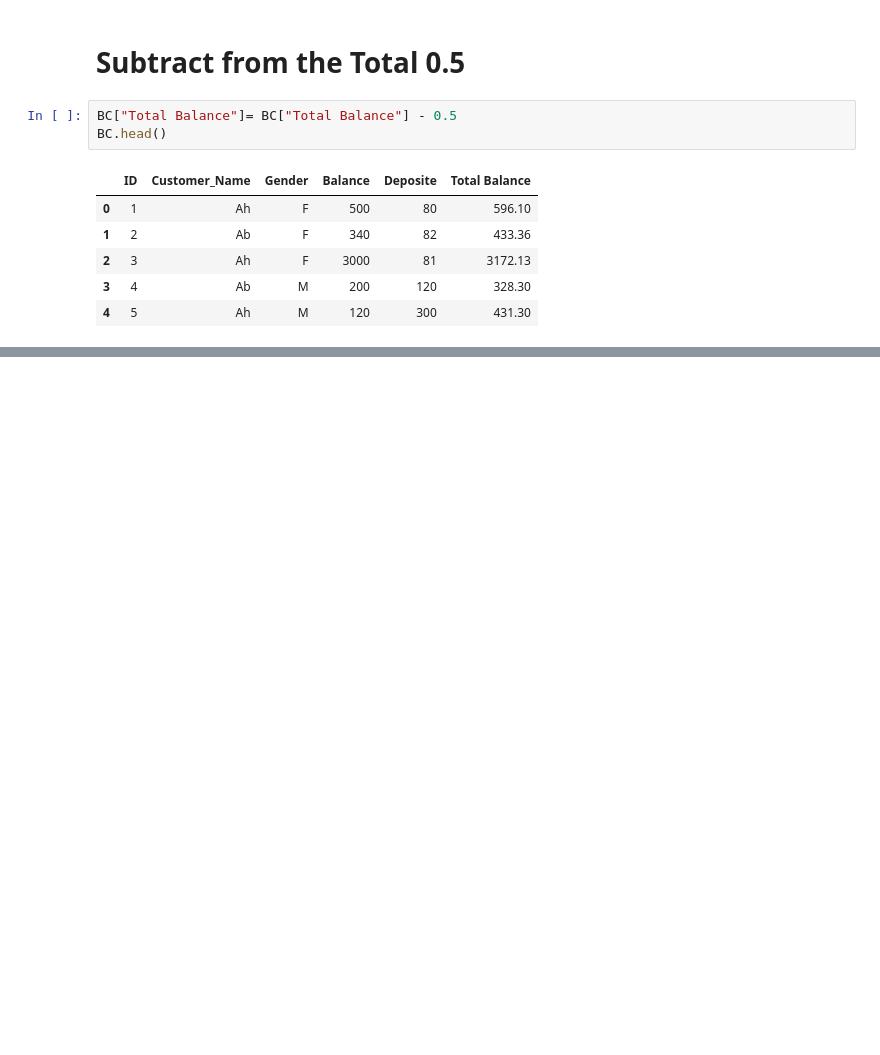
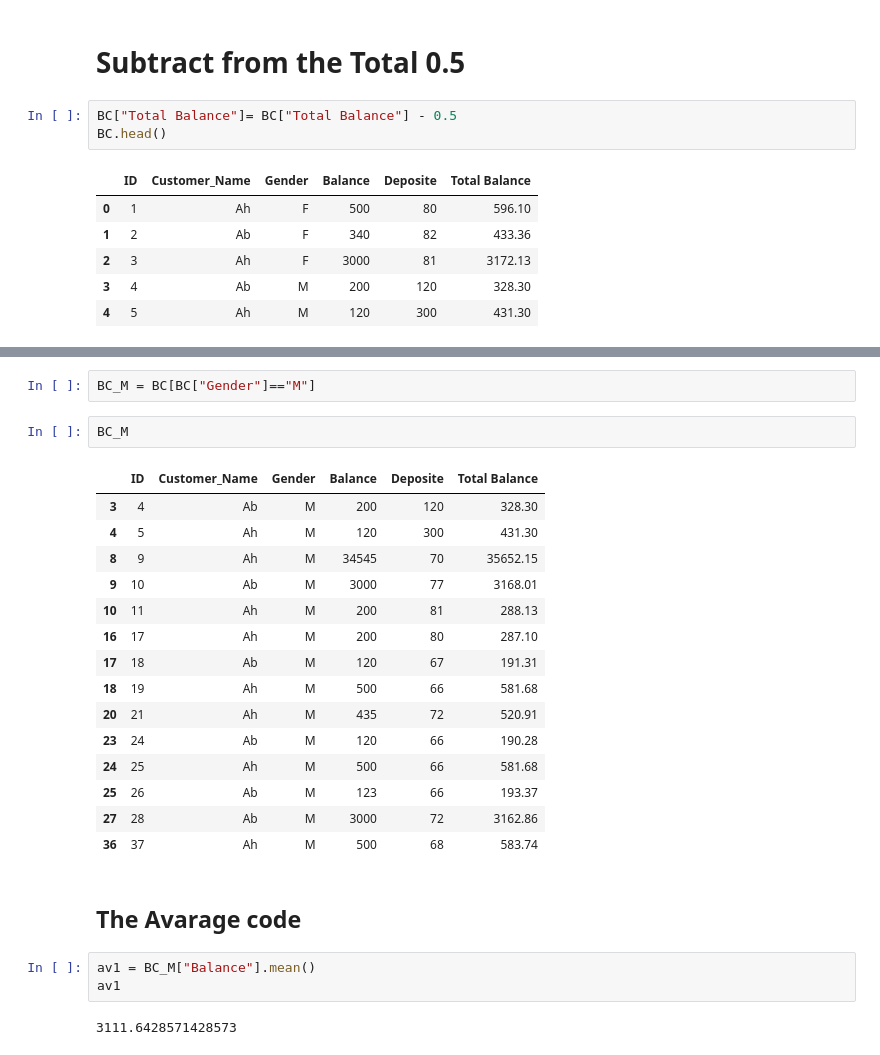
Before and after one commit to Alblooshi-Moh/Python-Project-1, a Jupyter notebook: DataFrames/Balance.ipynb, the cells around one changed output, grey strips where cells are left out. Drawn from its saved outputs; the diff is of its cells as text; blank space fills up the shorter version.

```diff
--- a/DataFrames/Balance.ipynb
+++ b/DataFrames/Balance.ipynb
@@ -228,0 +268,27 @@ BC.head()
+# %%
+BC_M = BC[BC["Gender"]=="M"]
+# %%
+BC_M
+# %% [output]
+|  | ID | Customer_Name | Gender | Balance | Deposite | Total Balance |
+| 3 | 4 | Ab | M | 200 | 120 | 328.30 |
+| 4 | 5 | Ah | M | 120 | 300 | 431.30 |
+| 8 | 9 | Ah | M | 34545 | 70 | 35652.15 |
+| 9 | 10 | Ab | M | 3000 | 77 | 3168.01 |
+| 10 | 11 | Ah | M | 200 | 81 | 288.13 |
+| 16 | 17 | Ah | M | 200 | 80 | 287.10 |
+| 17 | 18 | Ab | M | 120 | 67 | 191.31 |
+| 18 | 19 | Ah | M | 500 | 66 | 581.68 |
+| 20 | 21 | Ah | M | 435 | 72 | 520.91 |
+| 23 | 24 | Ab | M | 120 | 66 | 190.28 |
+| 24 | 25 | Ah | M | 500 | 66 | 581.68 |
+| 25 | 26 | Ab | M | 123 | 66 | 193.37 |
+| 27 | 28 | Ab | M | 3000 | 72 | 3162.86 |
+| 36 | 37 | Ah | M | 500 | 68 | 583.74 |
+# %% [markdown]
+## The Avarage code
+# %%
+av1 = BC_M["Balance"].mean()
+av1
+# %% [output]
+3111.6428571428573
```
Also changed, not shown: parts of 7 cells of this notebook, 1 other file.
